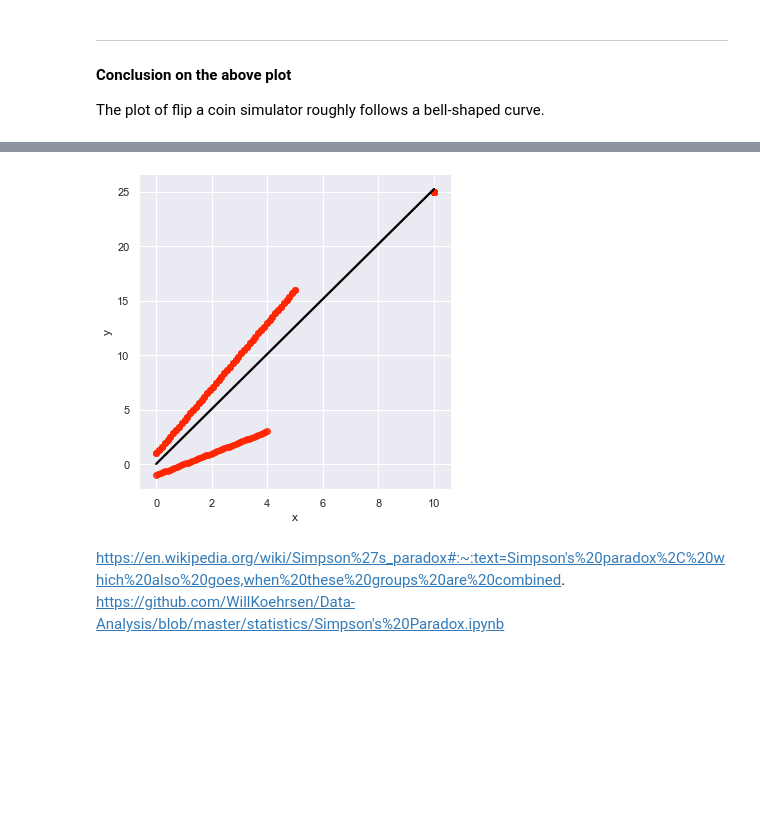
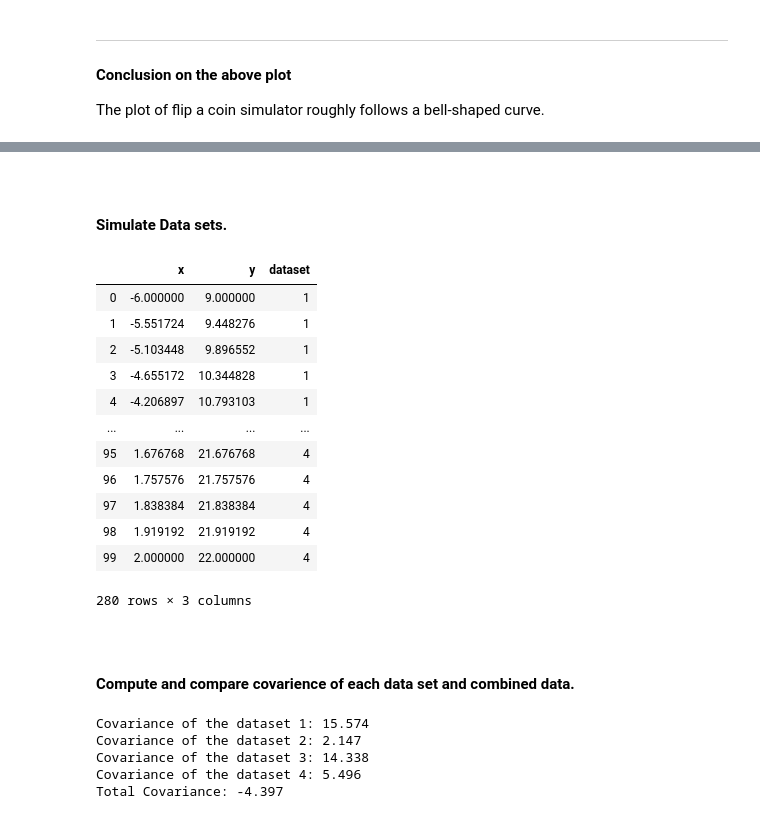
Before and after one commit to olgarozhdestvina/Fundamentals-of-Data-Analysis, a Jupyter notebook: Tasks.ipynb, the cells around one changed output, grey strips where cells are left out. Drawn from its saved outputs; the diff is of its cells as text; code cells hidden in the pictures; blank space fills up the shorter version.

```diff
--- a/Tasks.ipynb
+++ b/Tasks.ipynb
@@ -337,11 +284,61 @@ combined
-# %%
-sns.lmplot(data=combined, x="x", y="y", ci=None)
-# adda whole data regression line
-sns.regplot('x','y', data=combined, color='black', scatter=False, ci=None)
-plt.show()
-# https://fairnessforensics.github.io/detect_simpsons_paradox/html/notebooks/simple_simpsons_paradox_intro.html
-# %% [output]
-[figure, removed]
-# %% [markdown]
-https://en.wikipedia.org/wiki/Simpson%27s_paradox#:~:text=Simpson's%20paradox%2C%20which%20also%20goes,when%20these%20groups%20are%20combined.
-https://github.com/WillKoehrsen/Data-Analysis/blob/master/statistics/Simpson's%20Paradox.ipynb
+# %% [markdown]
+<br>
+
+#### Simulate Data sets.
+# %%
+# Create my 4 data sets.
+# Set 1
+x1 = np.linspace(-6, 7, 30)
+y1 = 1 * x1 + 15
+set1 = pd.DataFrame({"x": x1, "y": y1,  "dataset": 1})
+
+# Set 2
+x2 = np.linspace(5, 10, 100)
+y2 = 1 * x2 + 4
+set2 = pd.DataFrame({"x": x2, "y": y2,  "dataset": 2})
+
+# Set 3
+x3 = np.linspace(-3, 6, 50)
+y3 = 2 * x3 + 12
+set3 = pd.DataFrame({"x": x3, "y": y3, "dataset": 3})
+
+# Set 4
+x4 = np.linspace(-6, 2, 100)
+y4 = 1 * x4 + 20
+set4 = pd.DataFrame({"x": x4, "y": y4, "dataset": 4})
+
+# Combine all datasets into one big.
+combined = pd.concat([set1, set2, set3, set4], axis=0)
+
+# Show the data set.
+combined
+# %% [output]
+|  | x | y | dataset |
+| 0 | -6.000000 | 9.000000 | 1 |
+| 1 | -5.551724 | 9.448276 | 1 |
+| 2 | -5.103448 | 9.896552 | 1 |
+| 3 | -4.655172 | 10.344828 | 1 |
+| 4 | -4.206897 | 10.793103 | 1 |
+| ... | ... | ... | ... |
+| 95 | 1.676768 | 21.676768 | 4 |
+| 96 | 1.757576 | 21.757576 | 4 |
+| 97 | 1.838384 | 21.838384 | 4 |
+| 98 | 1.919192 | 21.919192 | 4 |
+| 99 | 2.000000 | 22.000000 | 4 |
+280 rows × 3 columns
+# %% [markdown]
+<br>
+
+#### Compute and compare covarience of each data set and combined data.
+# %%
+print("Covariance of the dataset 1: {:.3f}".format(set1[["x", "y"]].cov().iloc[0,1]))
+print("Covariance of the dataset 2: {:.3f}".format(set2[["x", "y"]].cov().iloc[0,1]))
+print("Covariance of the dataset 3: {:.3f}".format(set3[["x", "y"]].cov().iloc[0,1]))
+print("Covariance of the dataset 4: {:.3f}".format(set4[["x", "y"]].cov().iloc[0,1]))
+print("Total Covariance: {:.3f}".format(combined[["x", "y"]].cov().iloc[0,1]))
+# %% [output]
+Covariance of the dataset 1: 15.574
+Covariance of the dataset 2: 2.147
+Covariance of the dataset 3: 14.338
+Covariance of the dataset 4: 5.496
+Total Covariance: -4.397
```
Also changed, not shown: parts of 18 cells of this notebook.
